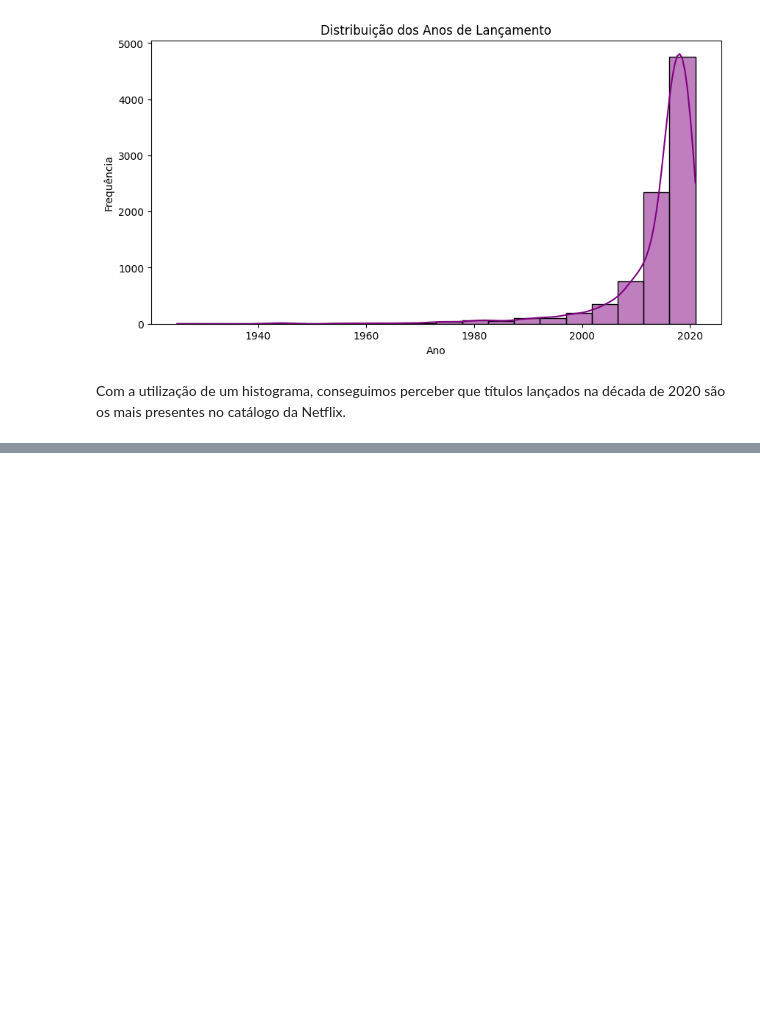
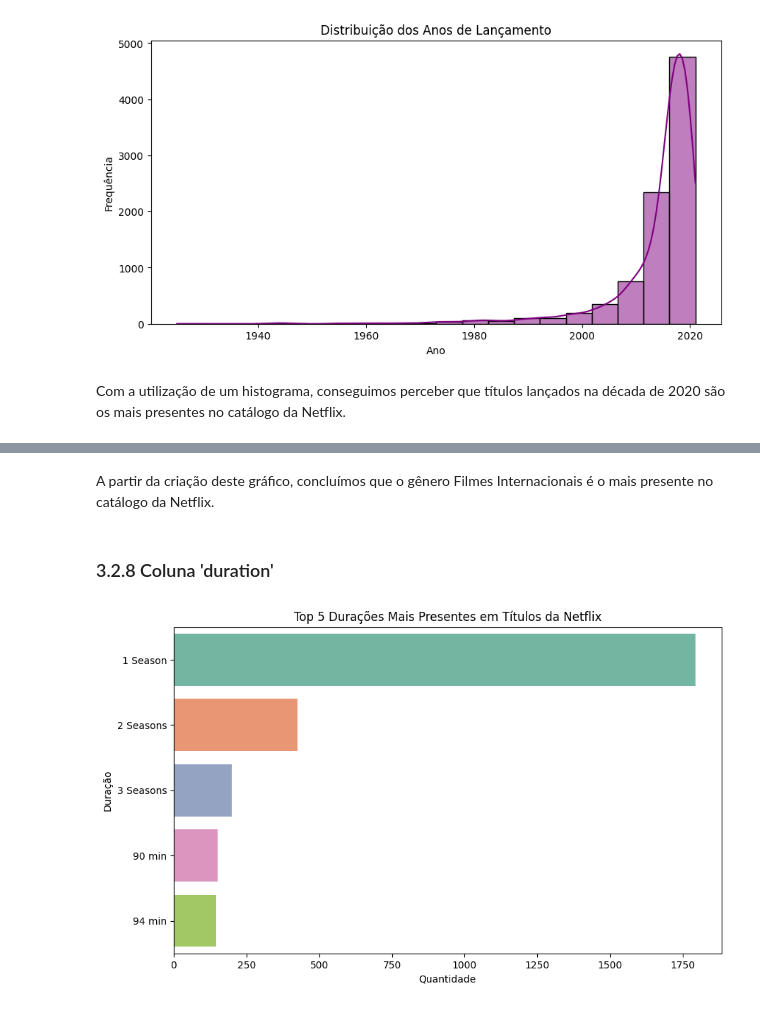
Before and after one commit to mendes078/Projeto_2025.2, a Jupyter notebook: Projeto - 2025.2/main.ipynb, the cells around one changed output, grey strips where cells are left out. Saved outputs shown, nothing was run; the diff lists cells and outputs as text; code cells hidden in the pictures; blank space fills up the shorter version.

```diff
--- a/Projeto - 2025.2/main.ipynb
+++ b/Projeto - 2025.2/main.ipynb
@@ -468,0 +485,17 @@ Com a utilização de um histograma, conseguimos perceber que títulos lançados
+# %% [markdown]
+A partir da criação deste gráfico, concluímos que o gênero Filmes Internacionais é o mais presente no catálogo da Netflix.
+# %% [markdown]
+### 3.2.8 Coluna 'duration'
+# %%
+# Criando o gráfico da coluna 'duration':
+
+duração = df['duration'].value_counts().head()
+
+plt.figure(figsize = (10, 6))
+sns.barplot(x = duração.values, y = duração.index, hue = duração.index, palette = "Set2")
+plt.title("Top 5 Durações Mais Presentes em Títulos da Netflix")
+plt.xlabel("Quantidade")
+plt.ylabel("Duração")
+plt.show()
+# %% [output]
+[figure, added]
```
Also changed, not shown: parts of 2 cells of this notebook.
